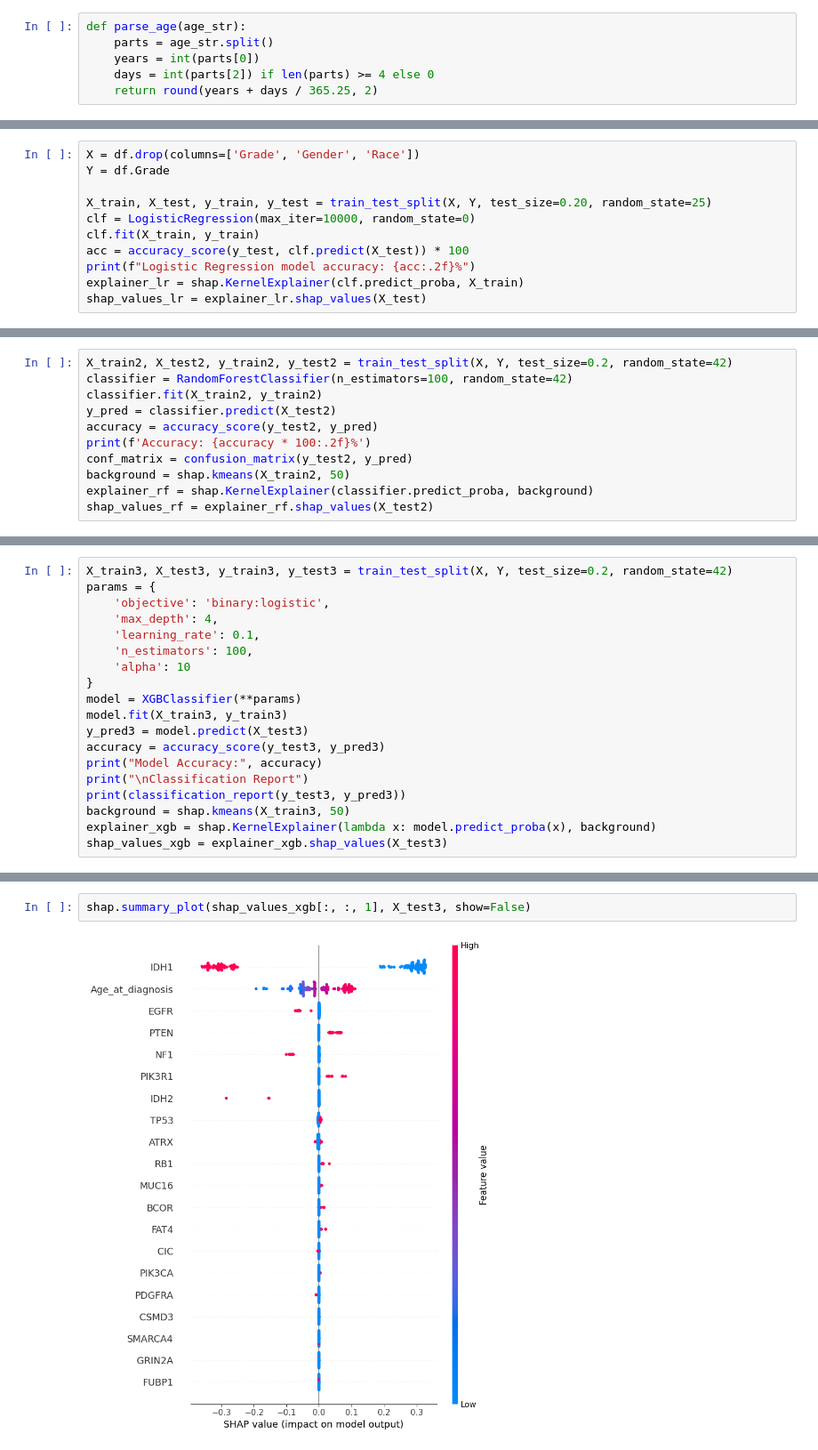
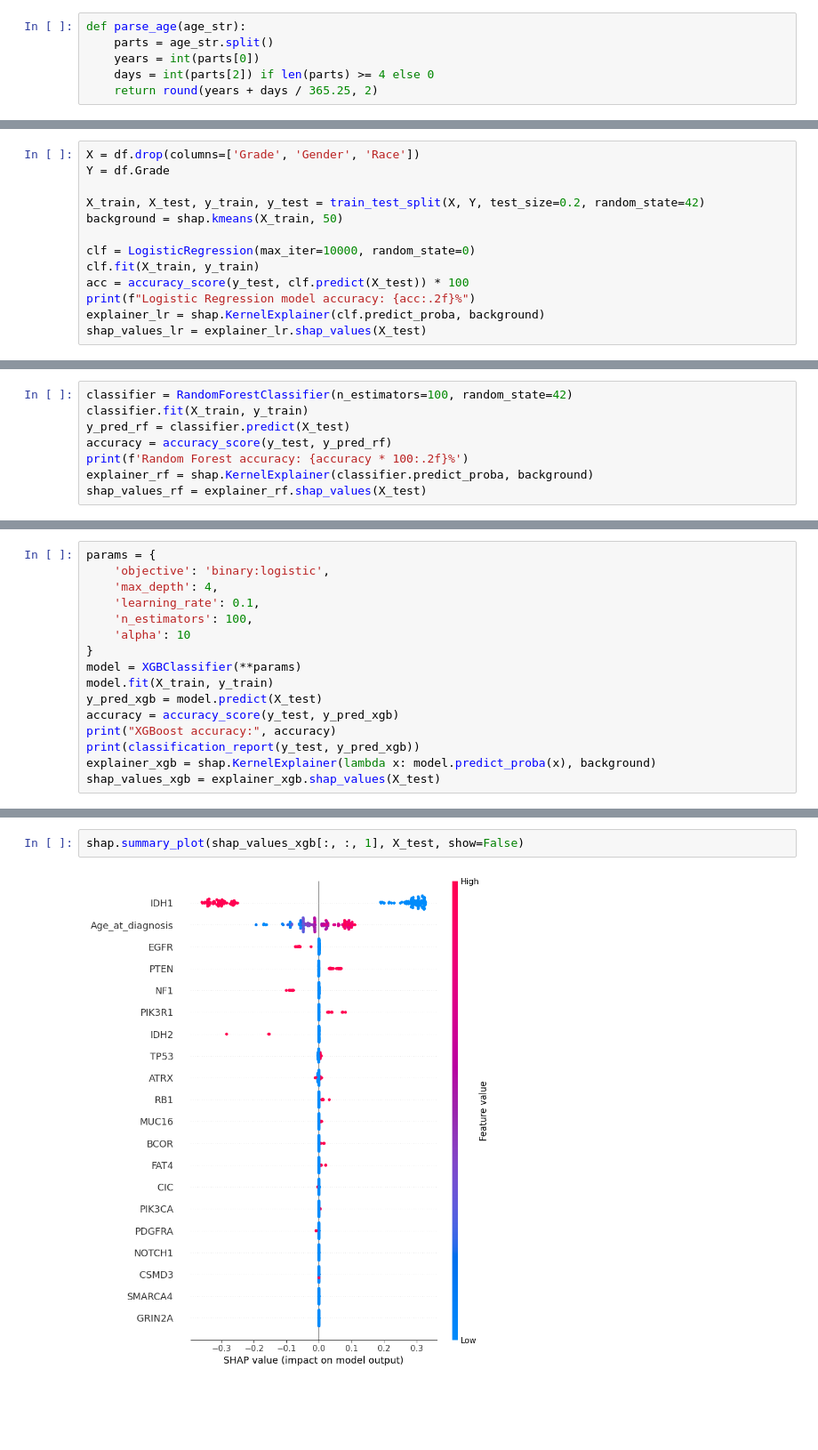
Before and after one commit to agamv25/SIT-724-Thesis, a Jupyter notebook: Notebook.ipynb, the cells around one changed output, grey strips where cells are left out. Shown at 89% size. Drawn from its saved outputs; the diff is of its cells as text; blank space fills up the shorter version.

```diff
--- a/Notebook.ipynb
+++ b/Notebook.ipynb
@@ -57,11 +58,13 @@ dtype: int64
 X = df.drop(columns=['Grade', 'Gender', 'Race'])
 Y = df.Grade
 
-X_train, X_test, y_train, y_test = train_test_split(X, Y, test_size=0.20, random_state=25)
+X_train, X_test, y_train, y_test = train_test_split(X, Y, test_size=0.2, random_state=42)
+background = shap.kmeans(X_train, 50)
+
 clf = LogisticRegression(max_iter=10000, random_state=0)
 clf.fit(X_train, y_train)
 acc = accuracy_score(y_test, clf.predict(X_test)) * 100
 print(f"Logistic Regression model accuracy: {acc:.2f}%")
-explainer_lr = shap.KernelExplainer(clf.predict_proba, X_train)
+explainer_lr = shap.KernelExplainer(clf.predict_proba, background)
 shap_values_lr = explainer_lr.shap_values(X_test)
 # %% [output]
@@ -70,12 +72,9 @@ Logistic Regression model accuracy: 88.10%
 # %%
-X_train2, X_test2, y_train2, y_test2 = train_test_split(X, Y, test_size=0.2, random_state=42)
 classifier = RandomForestClassifier(n_estimators=100, random_state=42)
-classifier.fit(X_train2, y_train2)
-y_pred = classifier.predict(X_test2)
-accuracy = accuracy_score(y_test2, y_pred)
-print(f'Accuracy: {accuracy * 100:.2f}%')
-conf_matrix = confusion_matrix(y_test2, y_pred)
-background = shap.kmeans(X_train2, 50)
+classifier.fit(X_train, y_train)
+y_pred_rf = classifier.predict(X_test)
+accuracy = accuracy_score(y_test, y_pred_rf)
+print(f'Random Forest accuracy: {accuracy * 100:.2f}%')
 explainer_rf = shap.KernelExplainer(classifier.predict_proba, background)
-shap_values_rf = explainer_rf.shap_values(X_test2)
+shap_values_rf = explainer_rf.shap_values(X_test)
 # %% [output]
@@ -83,5 +82,4 @@ Accuracy: 80.95%
 # %%
-X_train3, X_test3, y_train3, y_test3 = train_test_split(X, Y, test_size=0.2, random_state=42)
 params = {
     'objective': 'binary:logistic',
     'max_depth': 4,
@@ -90,13 +88,11 @@ params = {
     'alpha': 10
 }
 model = XGBClassifier(**params)
-model.fit(X_train3, y_train3)
-y_pred3 = model.predict(X_test3)
-accuracy = accuracy_score(y_test3, y_pred3)
-print("Model Accuracy:", accuracy)
-print("\nClassification Report")
-print(classification_report(y_test3, y_pred3))
-background = shap.kmeans(X_train3, 50)
+model.fit(X_train, y_train)
+y_pred_xgb = model.predict(X_test)
+accuracy = accuracy_score(y_test, y_pred_xgb)
+print("XGBoost accuracy:", accuracy)
+print(classification_report(y_test, y_pred_xgb))
 explainer_xgb = shap.KernelExplainer(lambda x: model.predict_proba(x), background)
-shap_values_xgb = explainer_xgb.shap_values(X_test3)
+shap_values_xgb = explainer_xgb.shap_values(X_test)
 # %% [output]
@@ -122,6 +116,6 @@ shap.summary_plot(shap_values_rf[:, :, 1], X_test2, show=False)
 # %%
-shap.summary_plot(shap_values_xgb[:, :, 1], X_test3, show=False)
+shap.summary_plot(shap_values_xgb[:, :, 1], X_test, show=False)
 # %% [output]
-[figure, old version]
+[figure, new version]
 # %%
 weight_vector = {
```
Also changed, not shown: parts of 29 cells of this notebook.
